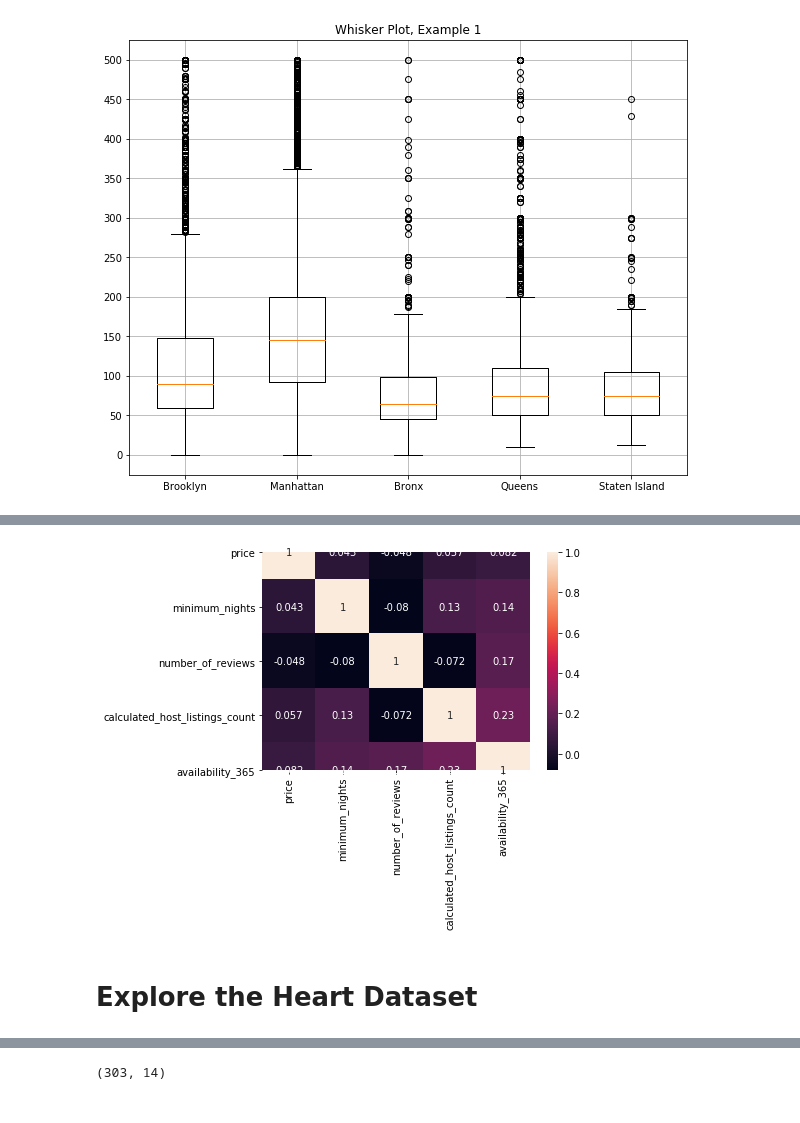
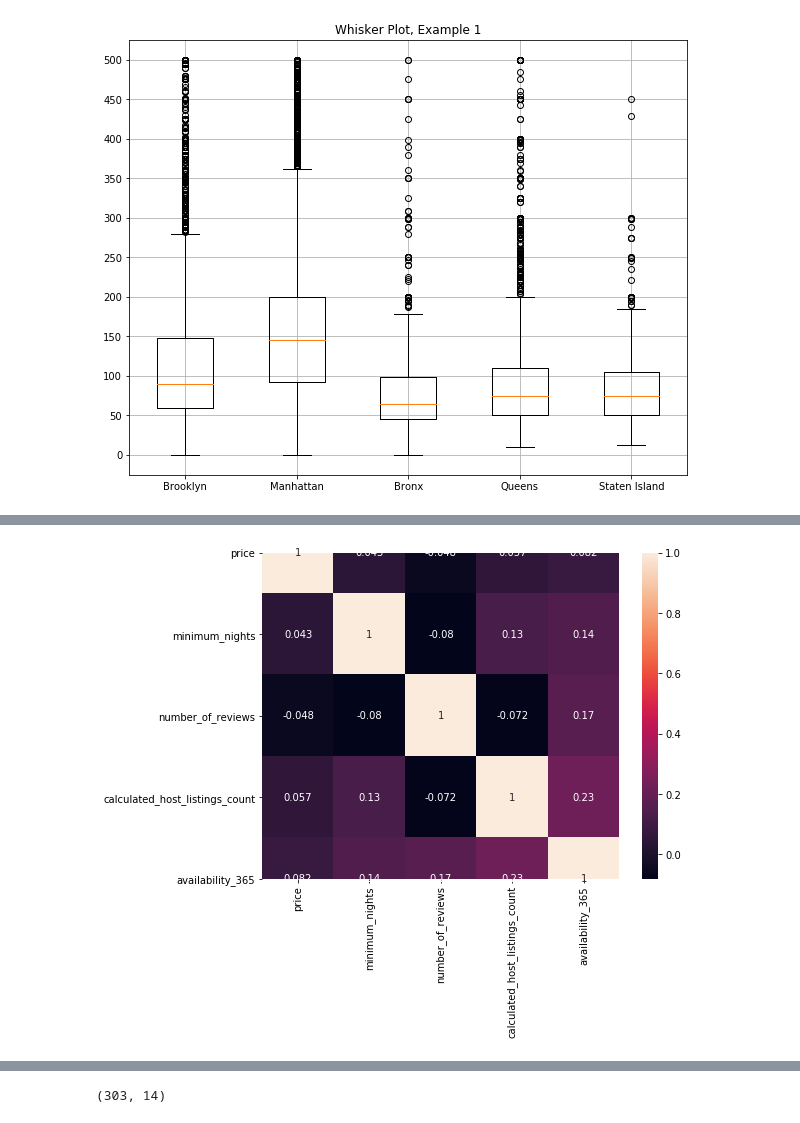
Before and after one commit to CUNYTechPrep/2020-spring-datascience, a Jupyter notebook: Week2_3.19/Exploratory Data Analysis.ipynb, the cells around one changed output, grey strips where cells are left out. Drawn from its saved outputs; the diff is of its cells as text; code cells hidden in the pictures.

```diff
--- a/Week2_3.19/Exploratory Data Analysis.ipynb
+++ b/Week2_3.19/Exploratory Data Analysis.ipynb
@@ -96,7 +96,7 @@ pd.get_dummies(df_shirts, prefix=['brand', 'color'], drop_first=True)
 # %% [output]
 [interactive output not drawn]
 # %%
-airbnb_csv = './new-york-city-airbnb-open-data/AB_NYC_2019.csv'
+airbnb_csv = './Datasets/AB_NYC_2019.csv'
 # %%
 df = pd.read_csv(airbnb_csv)
 # %%
@@ -661,7 +630,7 @@ df.corr()
 # %%
+# plotting correlation matrix with a heatmap
+fig, ax = plt.subplots(figsize=(8, 6))
 sns.heatmap(df.corr(), annot=True)
 plt.show()
 # %% [output]
-[figure, old version]
+[figure, new version]
-# %% [markdown]
-# Explore the Heart Dataset
```
Also changed, not shown: parts of 24 cells of this notebook, 3 other files.
